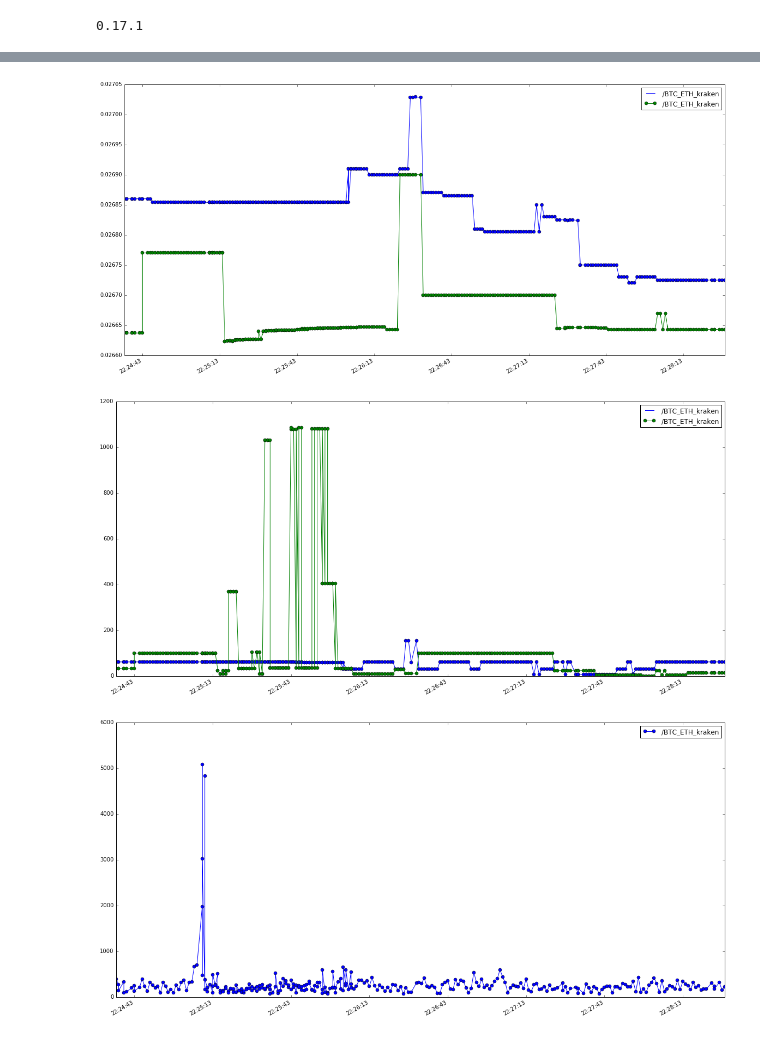
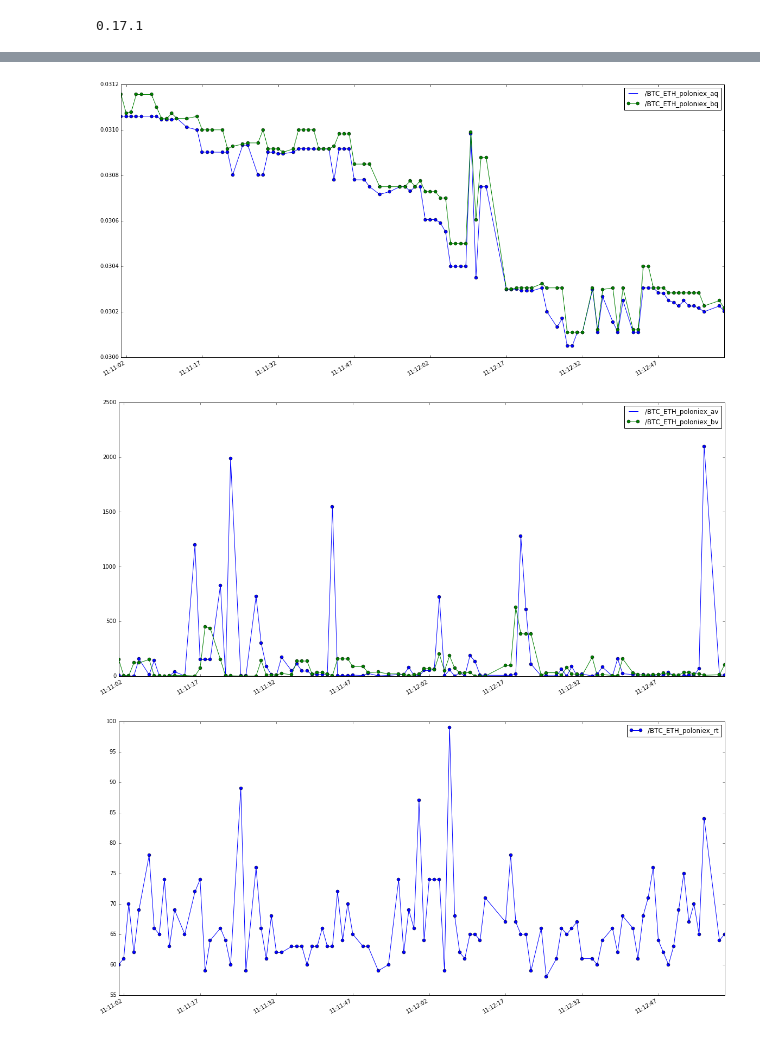
Before and after one commit to portfolioscout/tf, a Jupyter notebook: nb/deptharb.ipynb, the cells around one changed output, grey strips where cells are left out. Saved outputs shown, nothing was run; the diff lists cells and outputs as text; code cells hidden in the pictures.

```diff
--- a/nb/deptharb.ipynb
+++ b/nb/deptharb.ipynb
@@ -14,7 +14,7 @@ import pandas.io.data as web
 import matplotlib.pyplot as plt
 import multiprocessing as mp
 %matplotlib inline
-ff='depth910'
+ff='depth11'
 filename='source/'+ff+'.hd5'
 path='data/'+ff+'_r.hd5'
 print pd.__version__
@@ -163,43 +149,42 @@ plotTrades(exchanges=[],rt=100,dtFrom='2016-05-16 01:00:00',dtTo='2016-05-16 16:
 # %%
-def plotQuotes(pair='/BTC_ETH',exchanges=[],dtFrom=None,dtTo=None):
+def plotQuotes(pair='/BTC_ETH',exchanges=[],dtFrom=None,dtTo=None,rtLim=300.0):
     #from :'2016-05-14 02:00:00'
     #to '2016-05-14 02:12:00'
     dfs=getDataFrames(h5)
     fig, axs1 = plt.subplots(1,1,figsize=figsize)
     fig, axs2 = plt.subplots(1,1,figsize=figsize)
     fig, axs3 = plt.subplots(1,1,figsize=figsize)
     for n in dfs.keys():
         cols = list(dfs[n].columns.values)
         if len([c for c in cols if c == 'aq']) <=0:
             continue
 
         if not n.startswith(pair):
             continue
         f=[e for e in exchanges if n.find(e)!=-1]
         if len(exchanges)!=0 and len(f)==0:
             continue
-        df=dfs[n]
+        df=dfs[n].query('rt < '+str(rtLim))
         aq=df['aq'].loc[dtFrom:dtTo]
         bq=df['bq'].loc[dtFrom:dtTo]
         av=df['av'].loc[dtFrom:dtTo]
         bv=df['bv'].loc[dtFrom:dtTo]
 
         rt=df['rt'].loc[dtFrom:dtTo]
 
-        if len(btc) > 0:
-            aq.plot(ax=axs1,figsize=figsize,label=n,legend=True,marker='o')
-            bq.plot(ax=axs1,figsize=figsize,label=n,legend=True,marker='o')
-            av.plot(ax=axs2,figsize=figsize,label=n,legend=True,marker='o')
-            bv.plot(ax=axs2,figsize=figsize,label=n,legend=True,marker='o')
-            rt.plot(ax=axs3,figsize=figsize,label=n,legend=True,marker='o')
+        aq.plot(ax=axs1,figsize=figsize,label=n+'_aq',legend=True,marker='o')
+        bq.plot(ax=axs1,figsize=figsize,label=n+'_bq',legend=True,marker='o')
+        av.plot(ax=axs2,figsize=figsize,label=n+'_av',legend=True,marker='o')
+        bv.plot(ax=axs2,figsize=figsize,label=n+'_bv',legend=True,marker='o')
+        rt.plot(ax=axs3,figsize=figsize,label=n+'_rt',legend=True,marker='o')
 
 #plotQuotes(exchanges=['kraken'],dtFrom='2016-05-14 04:20:25')
 #plotQuotes(exchanges=['poloniex'],dtFrom='2016-05-15 19:11:00',dtTo='2016-05-15 19:41:00')
-plotQuotes(exchanges=['kraken'])
+plotQuotes(exchanges=['poloniex'],dtFrom='2016-05-18 11:11:00',dtTo='2016-05-18 11:13:00',rtLim=100.0)
 # %% [output]
-[figure, old version]
+[figure, new version]
-[figure, old version]
+[figure, new version]
-[figure, old version]
+[figure, new version]
 # %%
 dfs=getDataFrames(h5)
 btc={}
```
Also changed, not shown: parts of 3 cells of this notebook.
